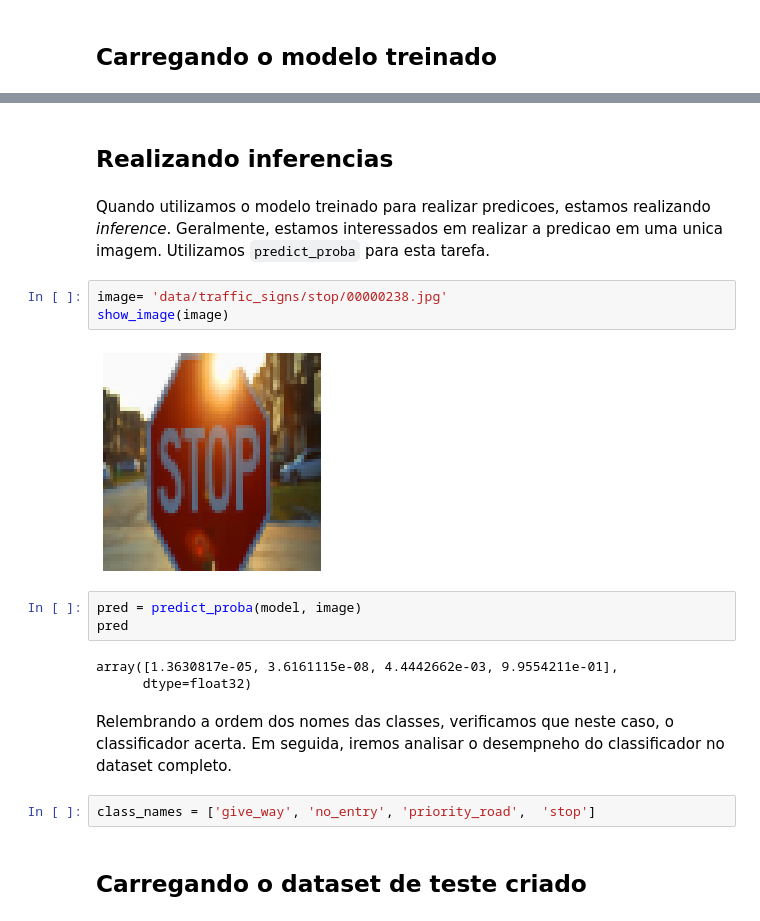
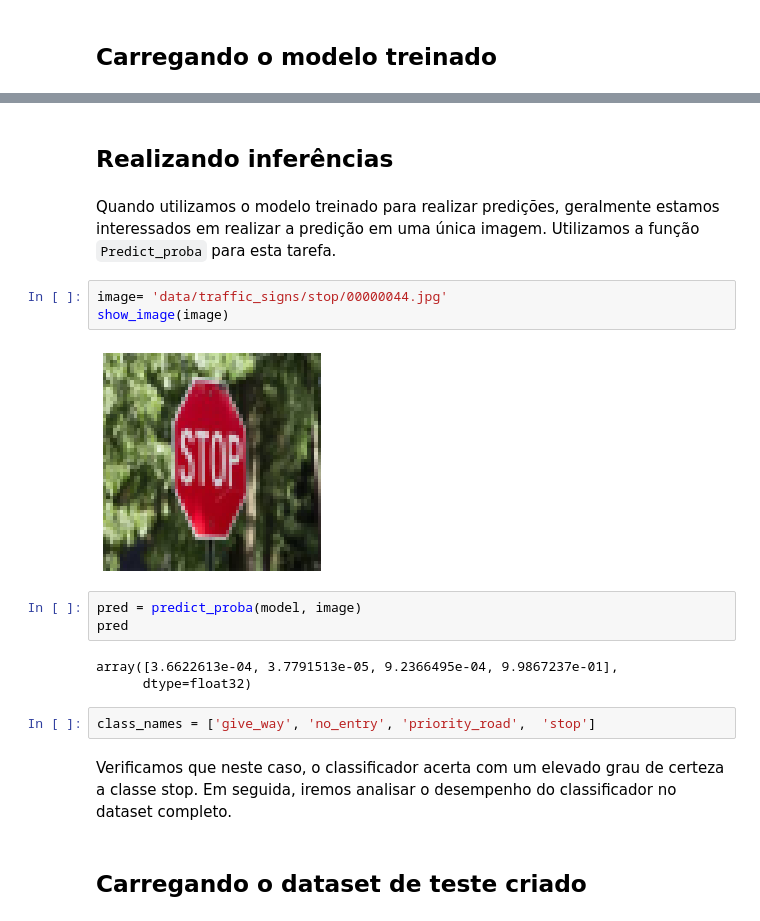
Before and after one commit to cjss2211/End-to-end-ML, a Jupyter notebook: Traffic_signs/Notebooks/Test.ipynb, the cells around one changed output, grey strips where cells are left out. Saved outputs shown, nothing was run; the diff lists cells and outputs as text.

```diff
--- a/Traffic_signs/Notebooks/Test.ipynb
+++ b/Traffic_signs/Notebooks/Test.ipynb
@@ -84,23 +94,23 @@ ResNet(
   (fc): Linear(in_features=512, out_features=4, bias=True)
 )
 # %% [markdown]
-## Realizando inferencias
+## Realizando inferências
 # %% [markdown]
-Quando utilizamos o modelo treinado para realizar predicoes, estamos realizando *inference*. Geralmente, estamos interessados em realizar a predicao em uma unica imagem. Utilizamos `predict_proba` para esta tarefa.
+Quando utilizamos o modelo treinado para realizar predições, geralmente estamos interessados em realizar a predição em uma única imagem. Utilizamos a função `Predict_proba` para esta tarefa.
 # %%
-image= 'data/traffic_signs/stop/00000238.jpg'
+image= 'data/traffic_signs/stop/00000044.jpg'
 show_image(image)
 # %% [output]
-[figure, old version]
+[figure, new version]
 # %%
 pred = predict_proba(model, image)
 pred
 # %% [output]
-array([1.3630817e-05, 3.6161115e-08, 4.4442662e-03, 9.9554211e-01],
+array([3.6622613e-04, 3.7791513e-05, 9.2366495e-04, 9.9867237e-01],
       dtype=float32)
-# %% [markdown]
-Relembrando a ordem dos nomes das classes, verificamos que neste caso, o classificador acerta. Em seguida, iremos analisar o desempneho do classificador no dataset completo.
 # %%
 class_names = ['give_way', 'no_entry', 'priority_road',  'stop']
+# %% [markdown]
+Verificamos que neste caso, o classificador acerta com um elevado grau de certeza a classe stop. Em seguida, iremos analisar o desempenho do classificador no dataset completo.
 # %% [markdown]
 ## Carregando o dataset de teste criado
```
Also changed, not shown: parts of 45 cells of this notebook, 2 other files.
